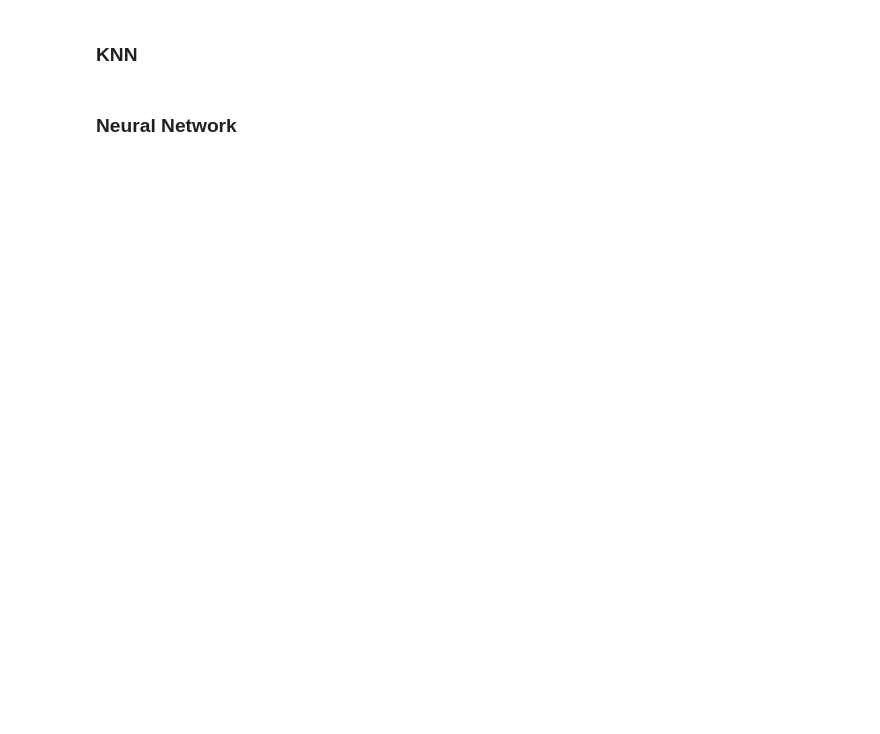
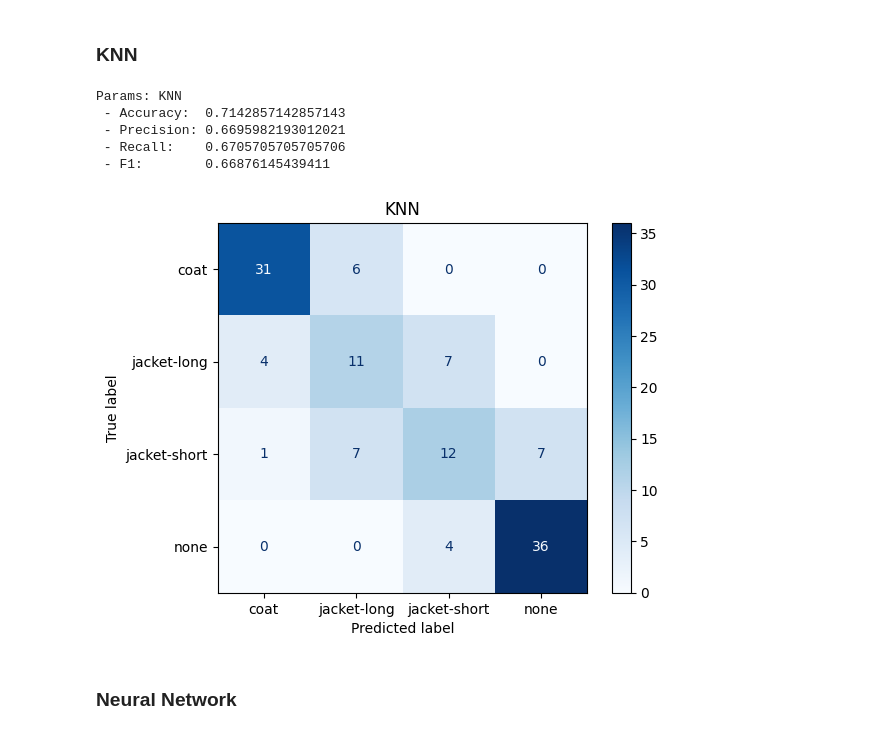
Before and after one commit to tikkikkit21/WeatherML, a Jupyter notebook: research/research.ipynb, the cells around one changed output. Cells and saved outputs as stored; diff of their text form; code cells hidden in the pictures; blank space fills up the shorter version.

```diff
--- a/research/research.ipynb
+++ b/research/research.ipynb
@@ -744,17 +774,16 @@ forest_results = score_model(forest_ypred, y_val, label='Random Forest')
 # %% [markdown]
 ### KNN
 # %%
-best_knn = KNeighborsClassifier(
-    algorithm='ball_tree',
-    n_neighbors=13,
-    p=1,
-    weights='distance',
-    n_jobs=-2
-)
-
-best_knn.fit(X_train, y_train)
+best_knn = knn_grid.best_estimator_
 lr_ypred = best_knn.predict(X_val)
-knn_results = score_model(lr_ypred, y_val, label='Best KNN')
+knn_results = score_model(lr_ypred, y_val, label='KNN')
+# %% [output]
+Params: KNN
+ - Accuracy:  0.7142857142857143
+ - Precision: 0.6695982193012021
+ - Recall:    0.6705705705705706
+ - F1:        0.66876145439411
+[figure, added]
 # %% [markdown]
 ### Neural Network
 # %%
```
Also changed, not shown: parts of 16 cells of this notebook, 2 other files.
